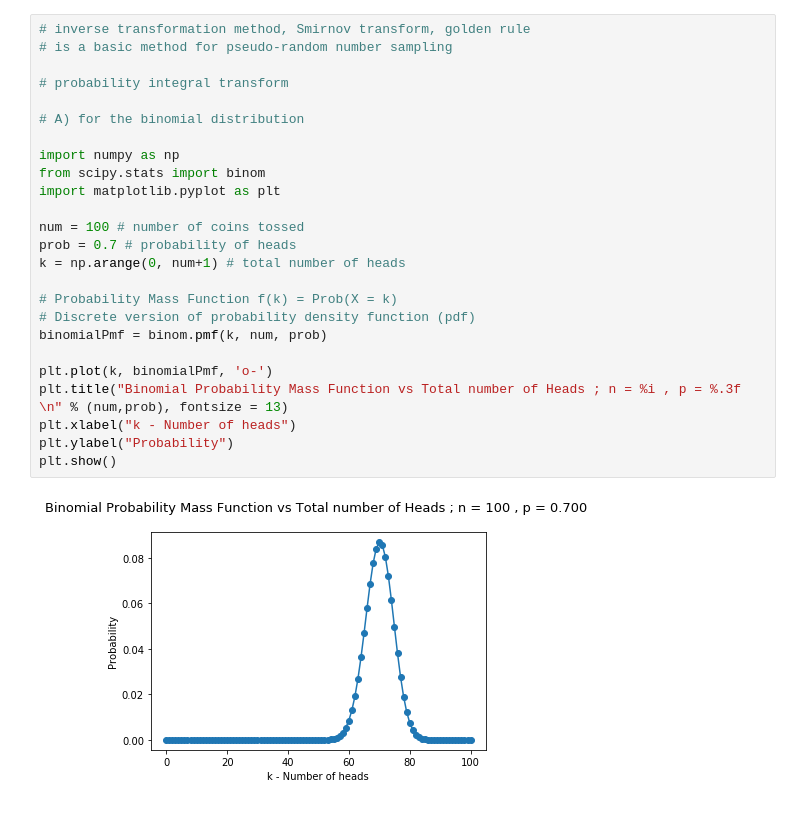
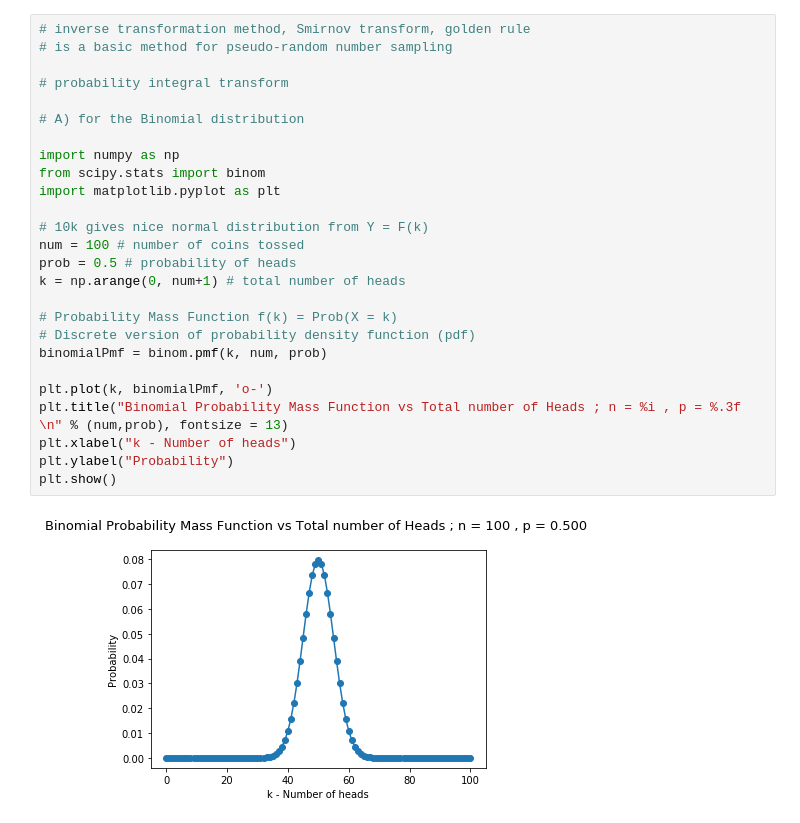
Before and after one commit to anantham/Math, a Jupyter notebook: Inverse transformation method.ipynb, the cells around one changed output. Drawn from its saved outputs; the diff is of its cells as text.

```diff
--- a/Inverse transformation method.ipynb
+++ b/Inverse transformation method.ipynb
@@ -1,28 +1,29 @@
 # %%
 # inverse transformation method, Smirnov transform, golden rule
 # is a basic method for pseudo-random number sampling
 
 # probability integral transform
 
-# A) for the binomial distribution
+# A) for the Binomial distribution
 
 import numpy as np
 from scipy.stats import binom
 import matplotlib.pyplot as plt
 
+# 10k gives nice normal distribution from Y = F(k)
 num = 100 # number of coins tossed
-prob = 0.7 # probability of heads
+prob = 0.5 # probability of heads
 k = np.arange(0, num+1) # total number of heads
 
 # Probability Mass Function f(k) = Prob(X = k)
 # Discrete version of probability density function (pdf)
 binomialPmf = binom.pmf(k, num, prob)
 
 plt.plot(k, binomialPmf, 'o-')
 plt.title("Binomial Probability Mass Function vs Total number of Heads ; n = %i , p = %.3f \n" % (num,prob), fontsize = 13)
 plt.xlabel("k - Number of heads")
 plt.ylabel("Probability")
 plt.show()
 # %% [output]
-[figure, old version]
+[figure, new version]
 # %%
```
Also changed, not shown: parts of 9 cells of this notebook, 1 other file.
